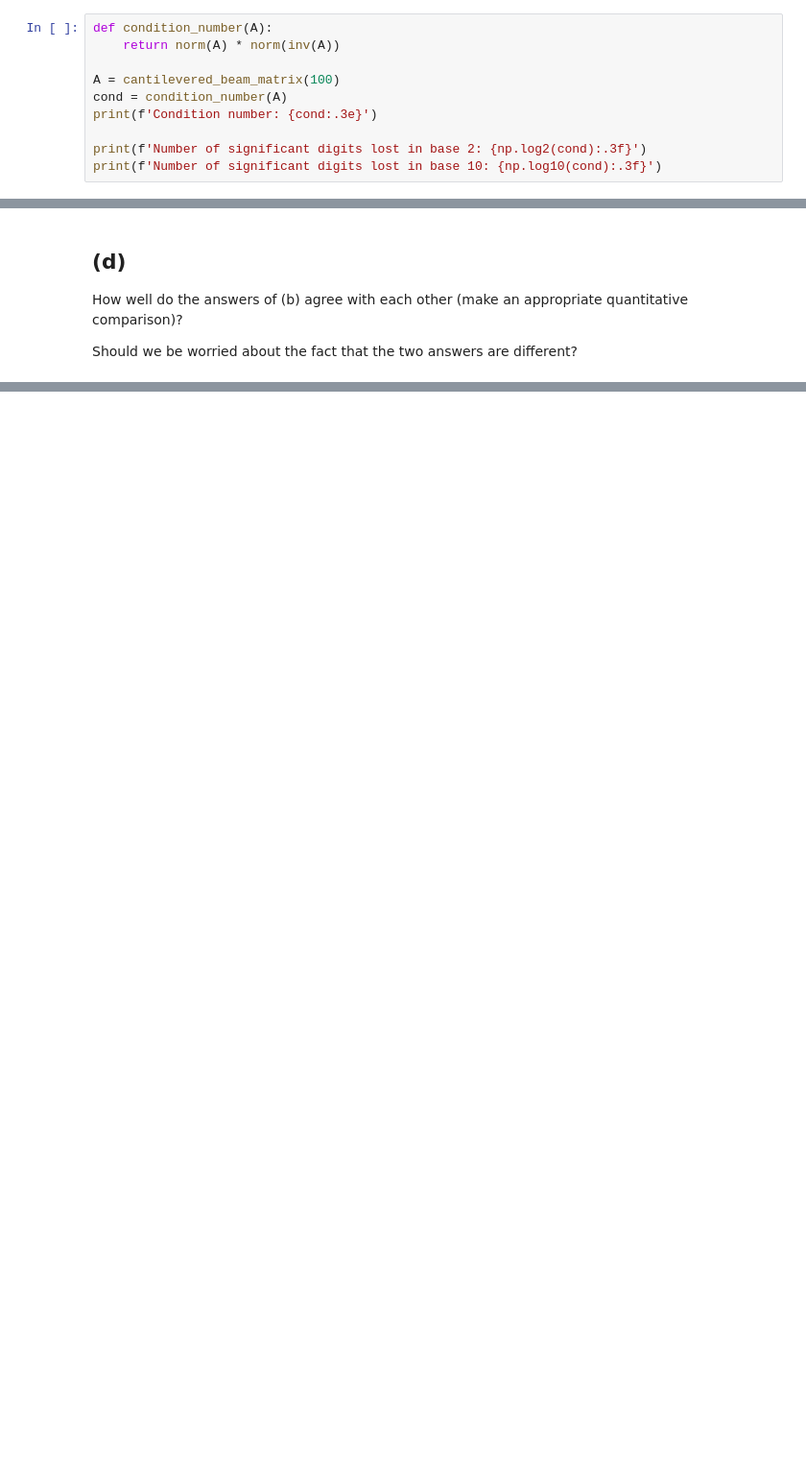
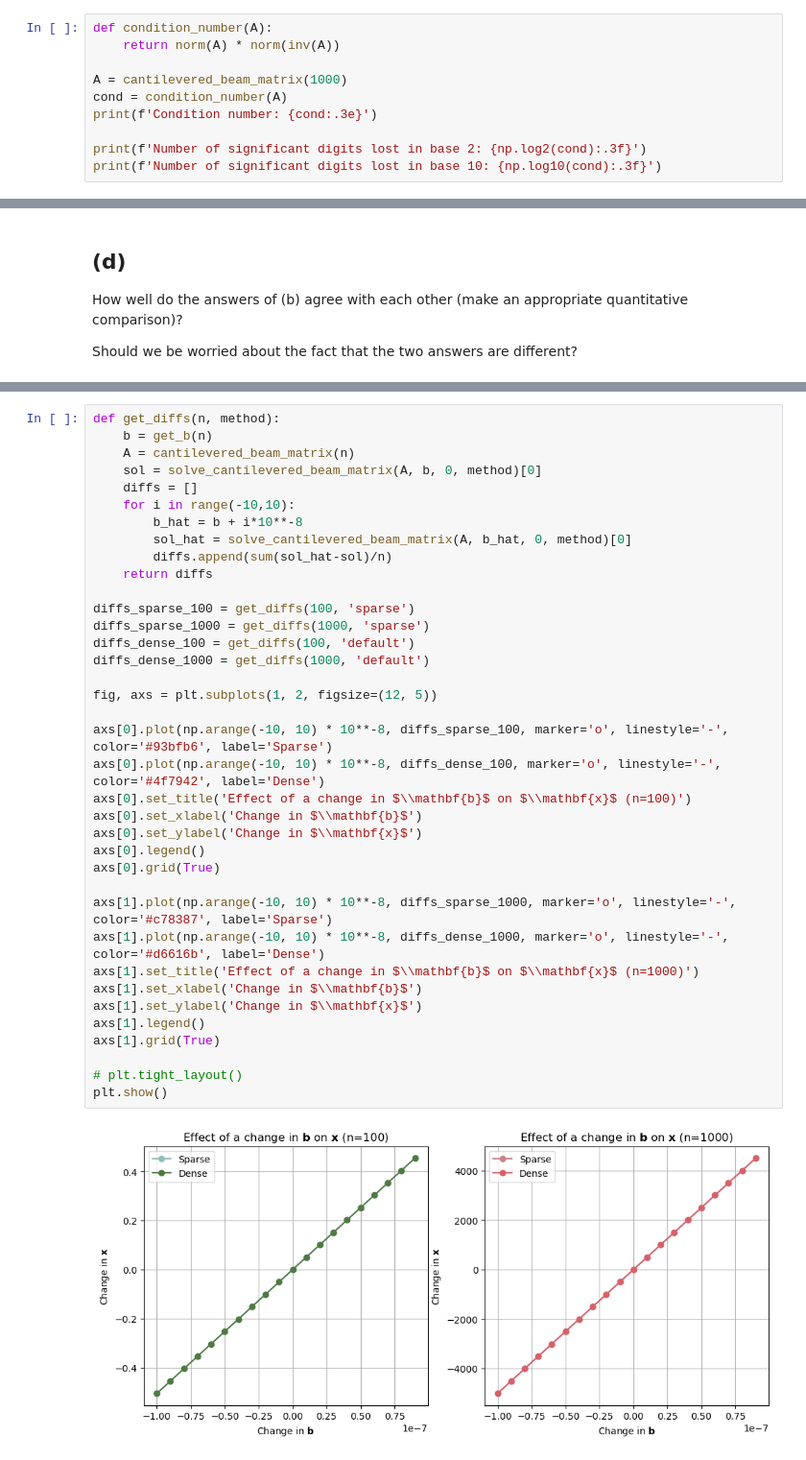
Before and after one commit to jonas4climate/na-assignment1, a Jupyter notebook: hw2_2023.ipynb, the cells around one changed output, grey strips where cells are left out. Shown at 96% size. Drawn from its saved outputs; the diff is of its cells as text; blank space fills up the shorter version.

```diff
--- a/hw2_2023.ipynb
+++ b/hw2_2023.ipynb
@@ -279,7 +279,7 @@ For $n=100$, what is the condition number? What accuracy do you expect based on
 def condition_number(A):
     return norm(A) * norm(inv(A))
 
-A = cantilevered_beam_matrix(100)
+A = cantilevered_beam_matrix(1000)
 cond = condition_number(A)
 print(f'Condition number: {cond:.3e}')
 
@@ -340,0 +301,39 @@ As we see in our statistical analysis of (b), for $n=100$ we observed a differen
+# %%
+def get_diffs(n, method):
+    b = get_b(n)
+    A = cantilevered_beam_matrix(n)
+    sol = solve_cantilevered_beam_matrix(A, b, 0, method)[0]
+    diffs = []
+    for i in range(-10,10):
+        b_hat = b + i*10**-8
+        sol_hat = solve_cantilevered_beam_matrix(A, b_hat, 0, method)[0]
+        diffs.append(sum(sol_hat-sol)/n)
+    return diffs
+
+diffs_sparse_100 = get_diffs(100, 'sparse')
+diffs_sparse_1000 = get_diffs(1000, 'sparse')
+diffs_dense_100 = get_diffs(100, 'default')
+diffs_dense_1000 = get_diffs(1000, 'default')
+
+fig, axs = plt.subplots(1, 2, figsize=(12, 5))
+
+axs[0].plot(np.arange(-10, 10) * 10**-8, diffs_sparse_100, marker='o', linestyle='-', color='#93bfb6', label='Sparse')
+axs[0].plot(np.arange(-10, 10) * 10**-8, diffs_dense_100, marker='o', linestyle='-', color='#4f7942', label='Dense')
+axs[0].set_title('Effect of a change in $\\mathbf{b}$ on $\\mathbf{x}$ (n=100)')
+axs[0].set_xlabel('Change in $\\mathbf{b}$')
+axs[0].set_ylabel('Change in $\\mathbf{x}$')
+axs[0].legend()
+axs[0].grid(True)
+
+axs[1].plot(np.arange(-10, 10) * 10**-8, diffs_sparse_1000, marker='o', linestyle='-', color='#c78387', label='Sparse')
+axs[1].plot(np.arange(-10, 10) * 10**-8, diffs_dense_1000, marker='o', linestyle='-', color='#d6616b', label='Dense')
+axs[1].set_title('Effect of a change in $\\mathbf{b}$ on $\\mathbf{x}$ (n=1000)')
+axs[1].set_xlabel('Change in $\\mathbf{b}$')
+axs[1].set_ylabel('Change in $\\mathbf{x}$')
+axs[1].legend()
+axs[1].grid(True)
+
+# plt.tight_layout()
+plt.show()
+# %% [output]
+[figure, added]
```
Also changed, not shown: parts of 10 cells of this notebook, 1 other file.
